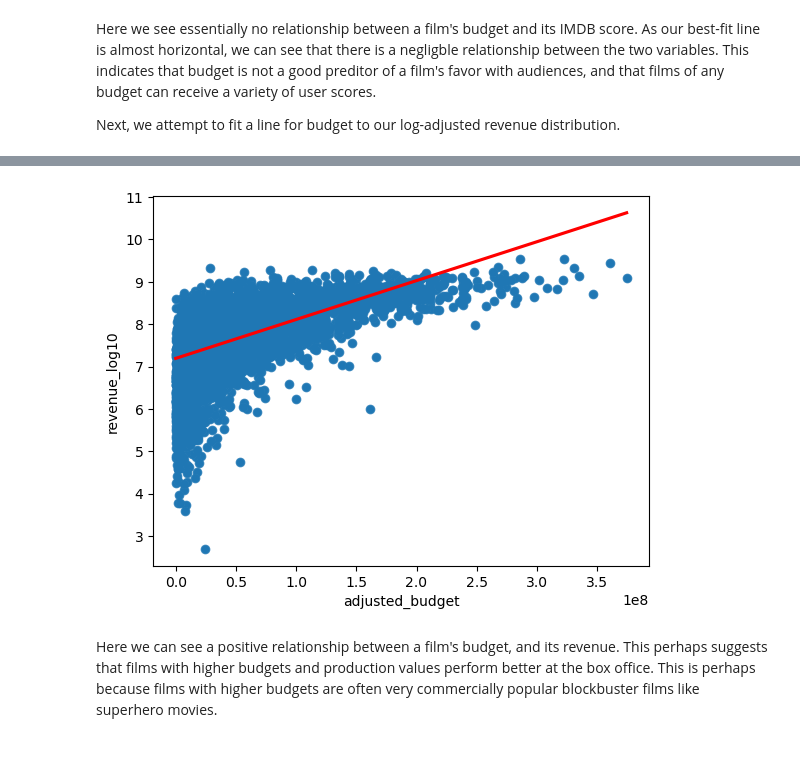
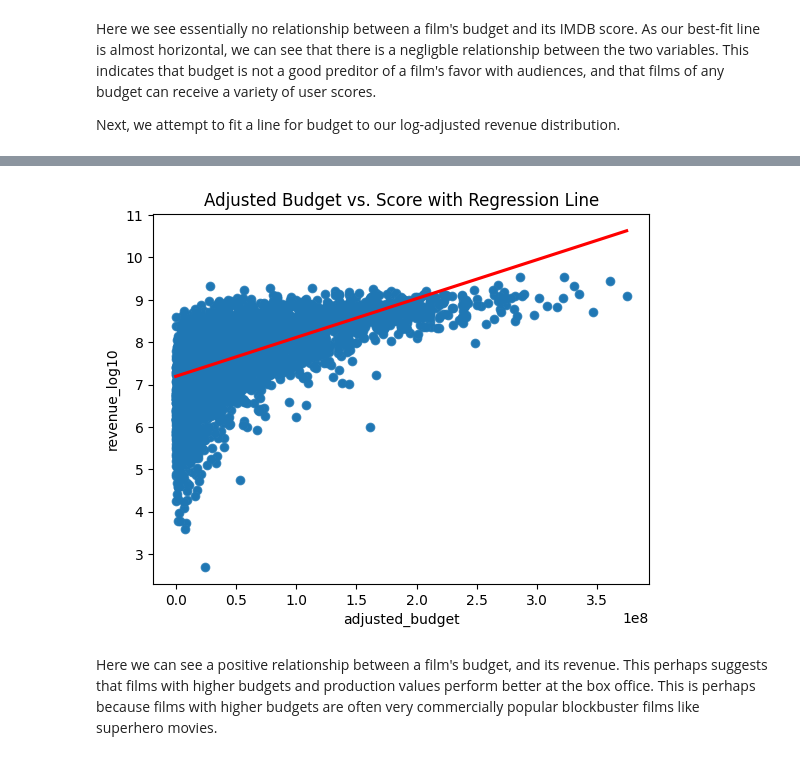
Before and after one commit to COGS108/Group028_WI24, a Jupyter notebook: FinalProject_Group028_WI24.ipynb, the cells around one changed output, grey strips where cells are left out. Drawn from its saved outputs; the diff is of its cells as text; code cells hidden in the pictures.

```diff
--- a/FinalProject_Group028_WI24.ipynb
+++ b/FinalProject_Group028_WI24.ipynb
@@ -914,4 +918,6 @@ sns.regplot(x='adjusted_budget', y='revenue_log10', data=combined_df, ci=None, l
 
 slope, intercept, r_value, p_value, std_err = linregress(combined_df['adjusted_budget'], combined_df['revenue_log10'])
 print(slope)
+plt.title('Adjusted Budget vs. Score with Regression Line')
+plt.show()
 # %% [output]
@@ -919,4 +925,4 @@ print(slope)
-[figure, old version]
+[figure, new version]
 # %% [markdown]
 Here we can see a positive relationship between a film's budget, and its revenue. This perhaps suggests that films with higher budgets and production values perform better at the box office. This is perhaps because films with higher budgets are often very commercially popular blockbuster films like superhero movies.
 # %% [markdown]
```
Also changed, not shown: parts of 29 cells of this notebook.
